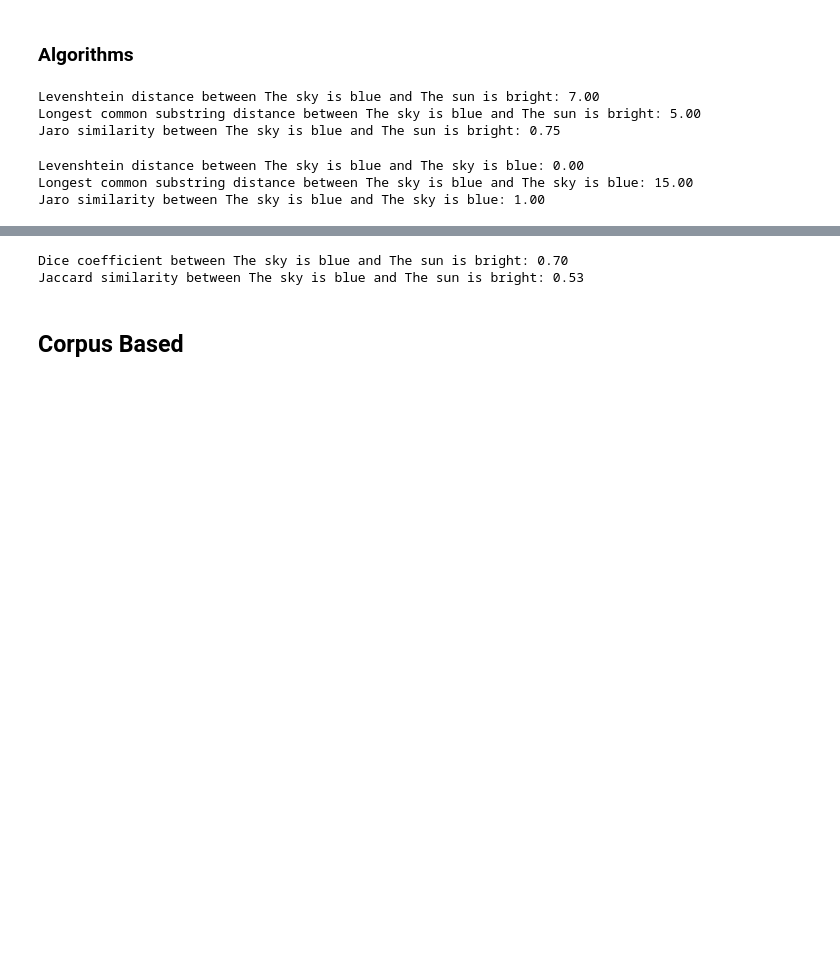
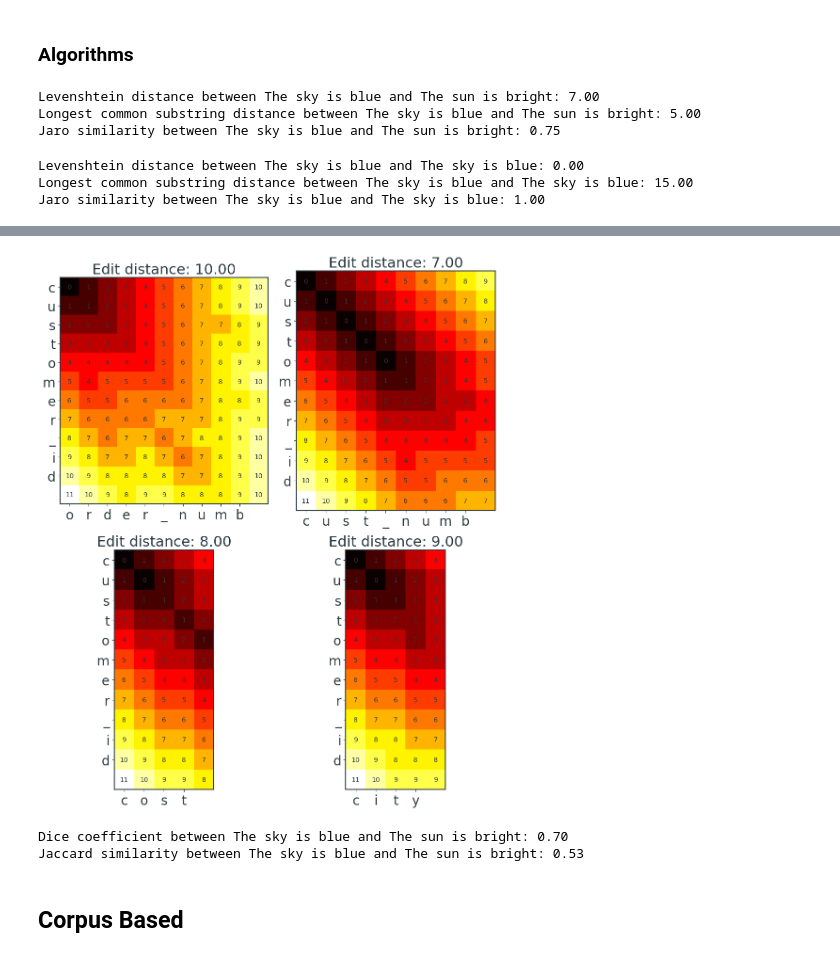
Before and after one commit to micheledinelli/text-distances, a Jupyter notebook: text-representation-analysis.ipynb, the cells around one changed output, grey strips where cells are left out. Saved outputs shown, nothing was run; the diff lists cells and outputs as text; code cells hidden in the pictures; blank space fills up the shorter version.

```diff
--- a/text-representation-analysis.ipynb
+++ b/text-representation-analysis.ipynb
@@ -142,3 +160,10 @@ print(f"Jaro similarity between {document1} and {document2}: {jaro_sim:.2f}")
 Levenshtein distance between The sky is blue and The sky is blue: 0.00
 Longest common substring distance between The sky is blue and The sky is blue: 15.00
 Jaro similarity between The sky is blue and The sky is blue: 1.00
+# %%
+# Example of entity identification
+da = pd.DataFrame({"customer_id": [109238, 1132125, 159483, 198828],
+                   "birth": ["07-12-87", "23-08-89", "28-11-90", "22-12-92"],
+                   "city": ["Rome", "London", "Paris", "Bristol"]})
+
+da.head()
@@ -144,0 +176,7 @@ Jaro similarity between The sky is blue and The sky is blue: 1.00
+# %%
+db = pd.DataFrame({"order_numb": [121212, 151892, 312526, 418825],
+                  "cust_numb": [109238, 1132125, 159483, 19882],
+                  "cost": [100, 200, 300, 400],
+                  "city": ["Rome", "London", "Paris", "Bristol"]})
+
+db.head()
@@ -145,3 +189,31 @@ Jaro similarity between The sky is blue and The sky is blue: 1.00
+# %%
+target_col = da.columns[0]
+
+fig, ax = plt.subplots(2, 2, figsize=(10, 12))
+
+# Calculate edit distance between target column and each column in the target dataframe
+images = []
+for idx, column in enumerate(db.columns):
+    if idx >= 4:  # We only have 4 subplots
+        break
+    distance = nltk.edit_distance(target_col, column)
+    d = levenshtein_matrix(target_col, column)
+    i, j = divmod(idx, 2)  # Convert flat index to 2D index
+    im = ax[i, j].imshow(d, cmap="hot", interpolation="nearest")
+    images.append(im)
+    ax[i, j].set_xticks(np.arange(len(column)))
+    ax[i, j].set_yticks(np.arange(len(target_col)))
+    ax[i, j].set_xticklabels(list(column), fontsize=20)
+    ax[i, j].set_yticklabels(list(target_col), fontsize=20)
+    ax[i, j].set_title(f"Edit distance: {distance:.2f}")
+    for x in range(d.shape[0]):
+        for y in range(d.shape[1]):
+            ax[i, j].text(y, x, int(d[x, y]), ha='center', va='center')
+
+plt.tight_layout()
+plt.show()
+# %% [output]
+[figure, added]
 # %%
 document1 = "The sky is blue"
 document2 = "The sun is bright"
```
Also changed, not shown: parts of 6 cells of this notebook, 1 other file.
